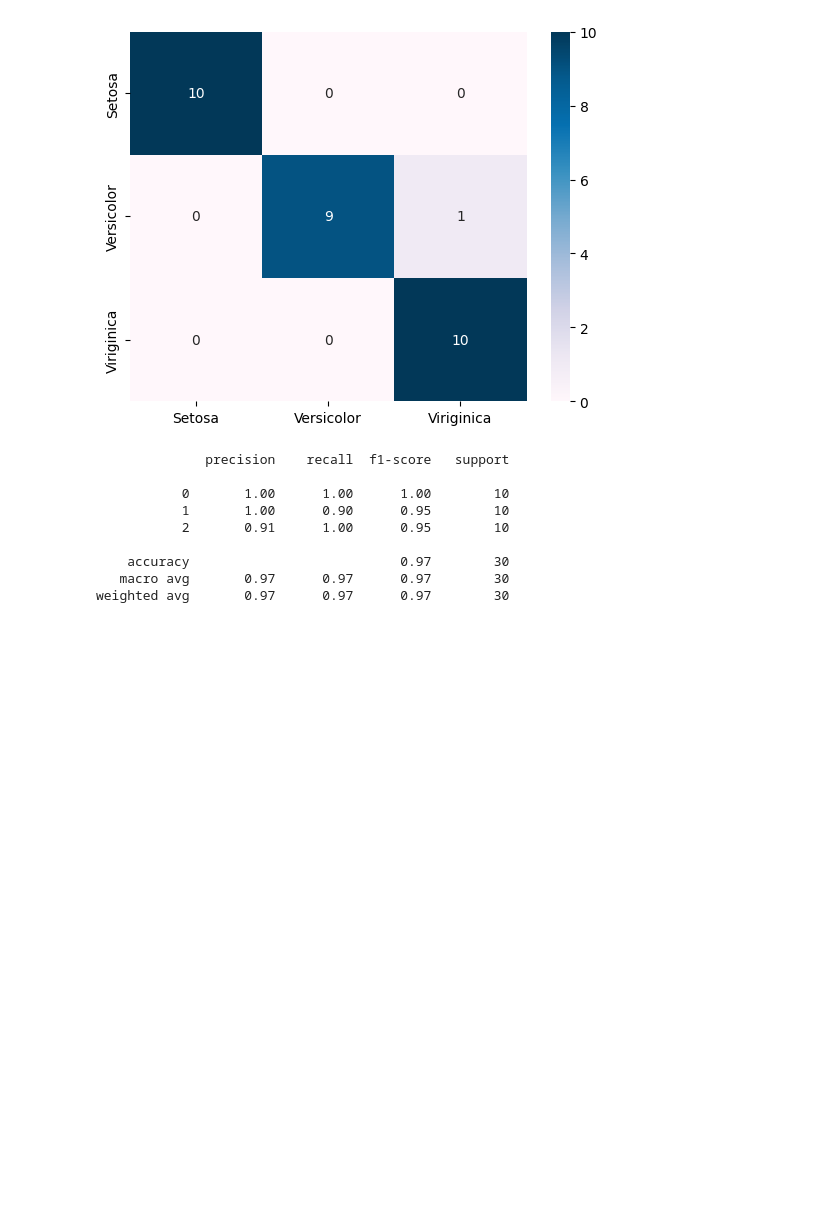
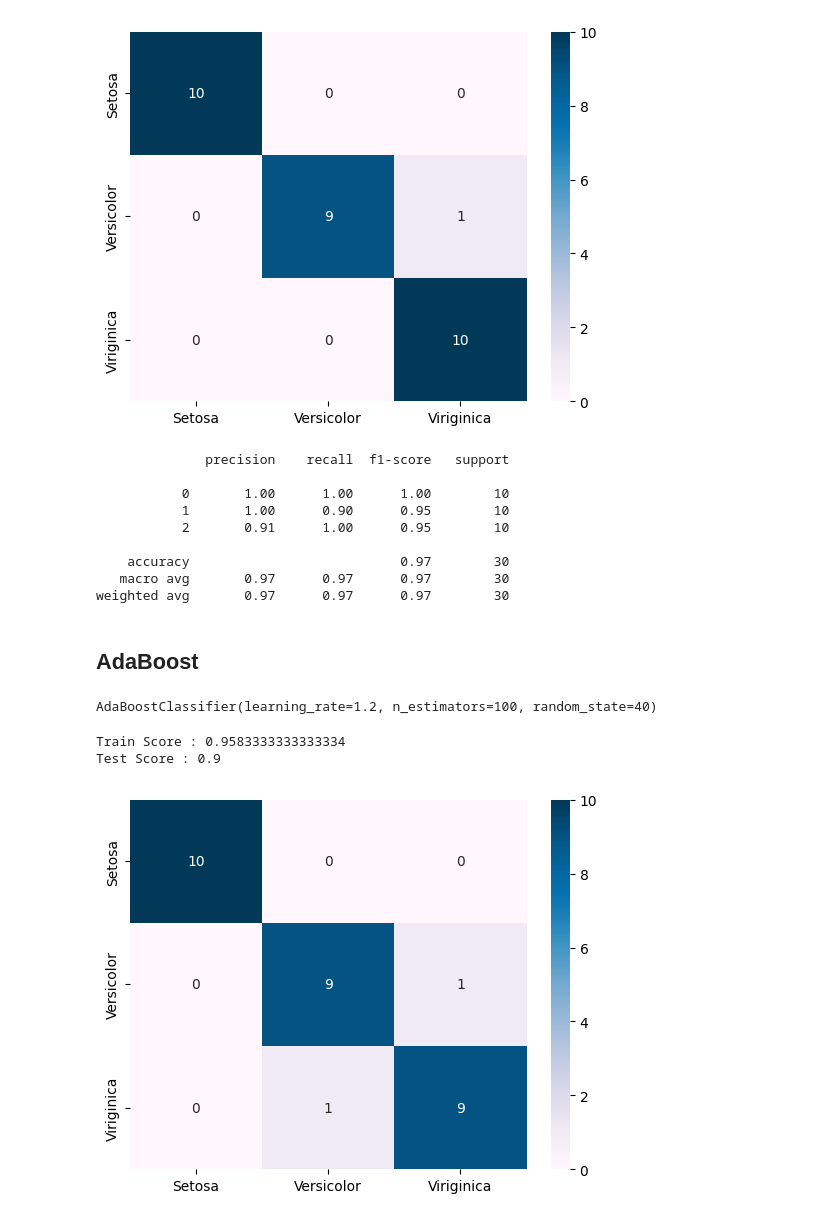
Before and after one commit to abdulhakkeempa/iris-classification, a Jupyter notebook: Iris_Classification.ipynb, the cells around one changed output. Cells and saved outputs as stored; diff of their text form; code cells hidden in the pictures; blank space fills up the shorter version.

Commit message:
Feature: Trained the data with AdaBoost algorithm

```diff
--- a/Iris_Classification.ipynb
+++ b/Iris_Classification.ipynb
@@ -481,3 +481,5 @@ print_classification_report(y_test, y_pred)
     accuracy                           0.97        30
    macro avg       0.97      0.97      0.97        30
 weighted avg       0.97      0.97      0.97        30
+# %% [markdown]
+## AdaBoost
@@ -483,0 +488,20 @@ weighted avg       0.97      0.97      0.97        30
+# %%
+clf = AdaBoostClassifier(n_estimators=100, learning_rate=1.2, random_state=40)
+# %%
+clf.fit(X_train, y_train)
+# %% [output]
+AdaBoostClassifier(learning_rate=1.2, n_estimators=100, random_state=40)
+# %%
+y_pred = clf.predict(X_test)
+X_pred = clf.predict(X_train)
+test_score = accuracy_score(y_test,y_pred)
+train_score = accuracy_score(y_train,X_pred)
+print(f"Train Score : {train_score}")
+print(f"Test Score : {test_score}")
+# %% [output]
+Train Score : 0.9583333333333334
+Test Score : 0.9
+# %%
+plot_confusion_matrix(y_test, y_pred)
+# %% [output]
+[figure, added]
```
Also changed, not shown: parts of 2 cells of this notebook.
